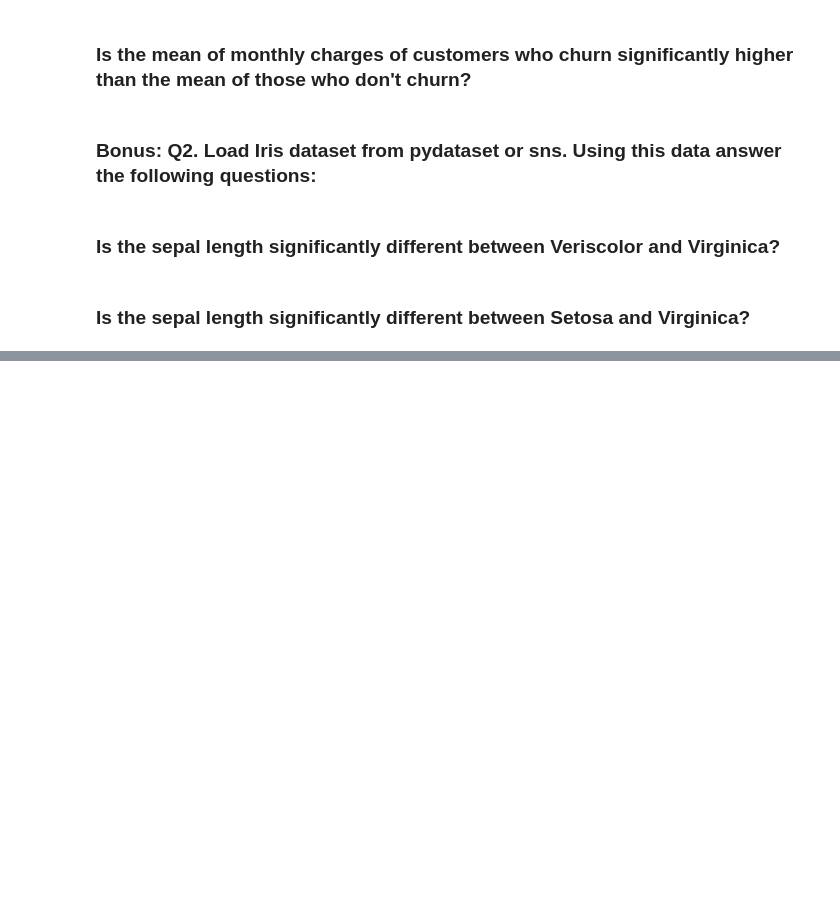
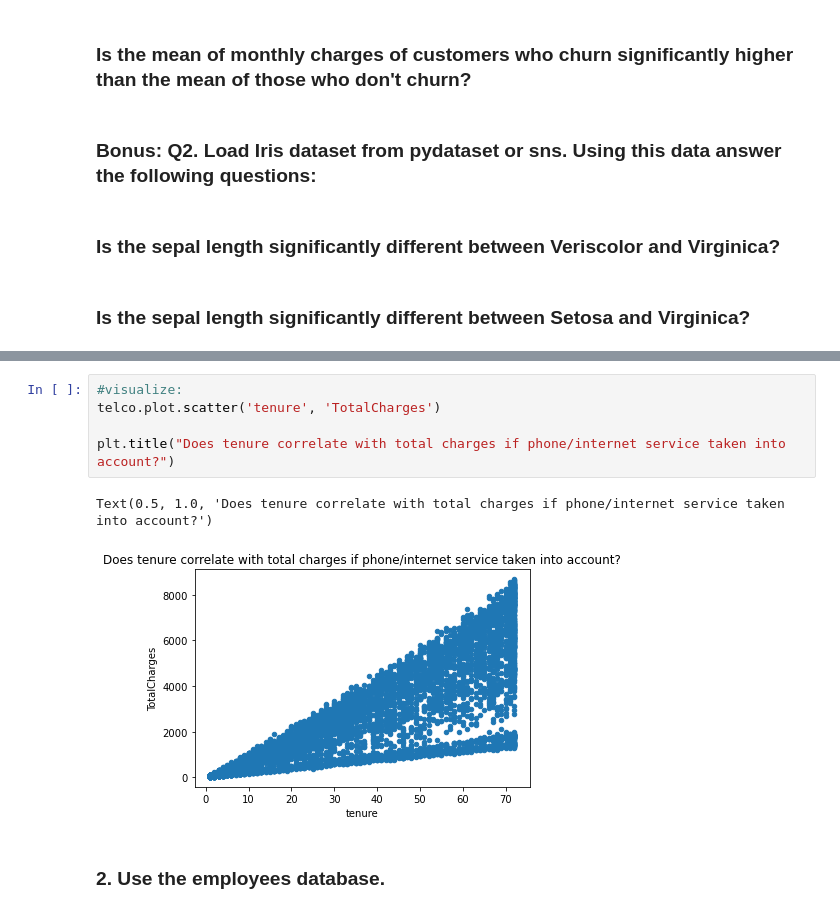
Before and after one commit to aliciag92/statistics-exercises, a Jupyter notebook: hypothesis_testing.ipynb, the cells around one changed output, grey strips where cells are left out. Saved outputs shown, nothing was run; the diff lists cells and outputs as text; blank space fills up the shorter version.

```diff
--- a/hypothesis_testing.ipynb
+++ b/hypothesis_testing.ipynb
@@ -423,0 +519,10 @@ else:
+# %%
+#visualize:
+telco.plot.scatter('tenure', 'TotalCharges')
+
+plt.title("Does tenure correlate with total charges if phone/internet service taken into account?")
+# %% [output]
+Text(0.5, 1.0, 'Does tenure correlate with total charges if phone/internet service taken into account?')
+[figure, added]
+# %% [markdown]
+### 2. Use the employees database.
```
Also changed, not shown: parts of 45 cells of this notebook.
